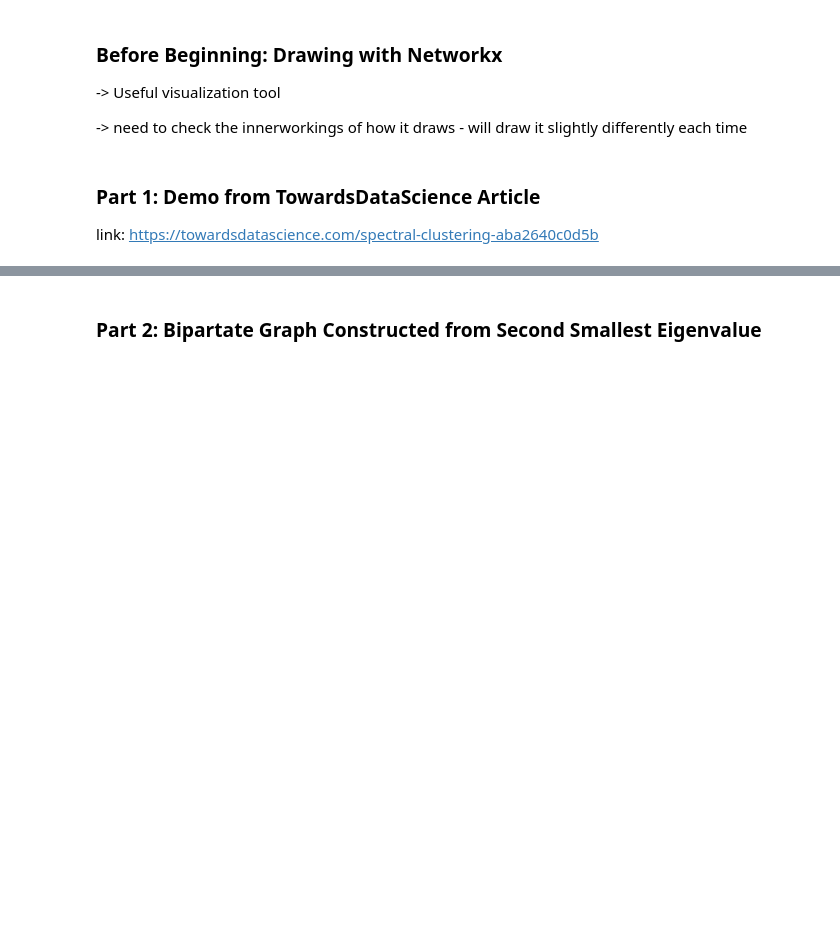
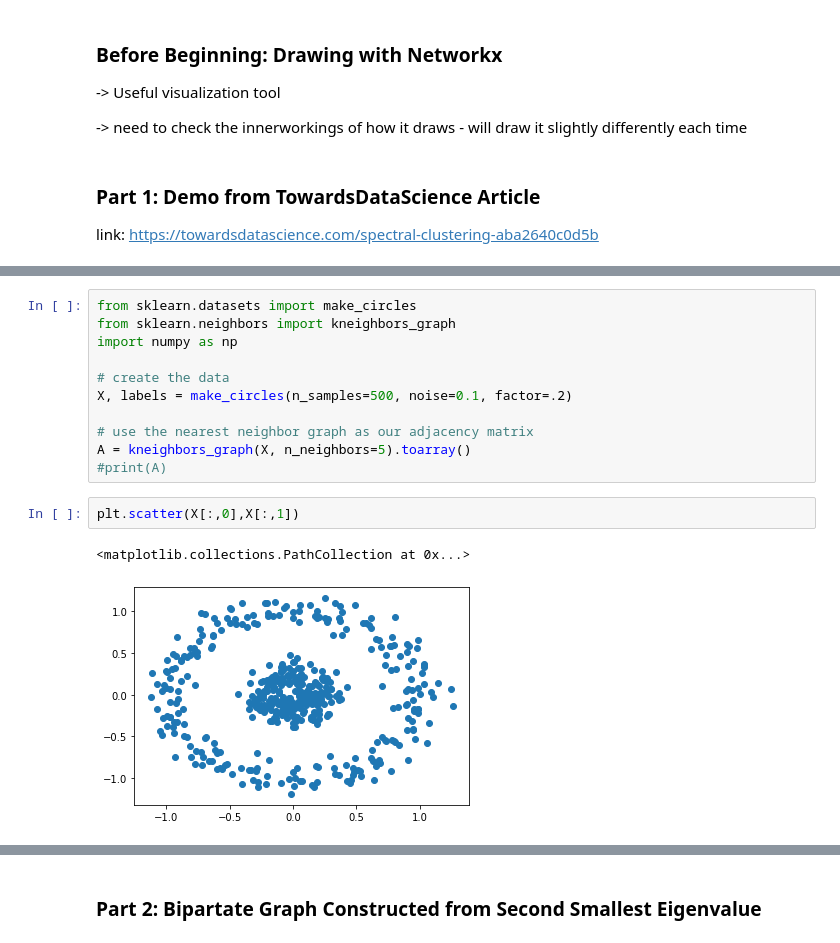
Before and after one commit to serre-lab/synchrony, a Jupyter notebook: supervised/kuramoto/ExploreLaplacian.ipynb, the cells around one changed output, grey strips where cells are left out. Cells and saved outputs as stored; diff of their text form; blank space fills up the shorter version.

```diff
--- a/supervised/kuramoto/ExploreLaplacian.ipynb
+++ b/supervised/kuramoto/ExploreLaplacian.ipynb
@@ -154,0 +193,16 @@ L.plot_eigenvalues()
+# %%
+from sklearn.datasets import make_circles
+from sklearn.neighbors import kneighbors_graph
+import numpy as np
+
+# create the data
+X, labels = make_circles(n_samples=500, noise=0.1, factor=.2)
+
+# use the nearest neighbor graph as our adjacency matrix
+A = kneighbors_graph(X, n_neighbors=5).toarray()
+#print(A)
+# %%
+plt.scatter(X[:,0],X[:,1])
+# %% [output]
+<matplotlib.collections.PathCollection at 0x...>
+[figure, added]
```
Also changed, not shown: parts of 6 cells of this notebook.
